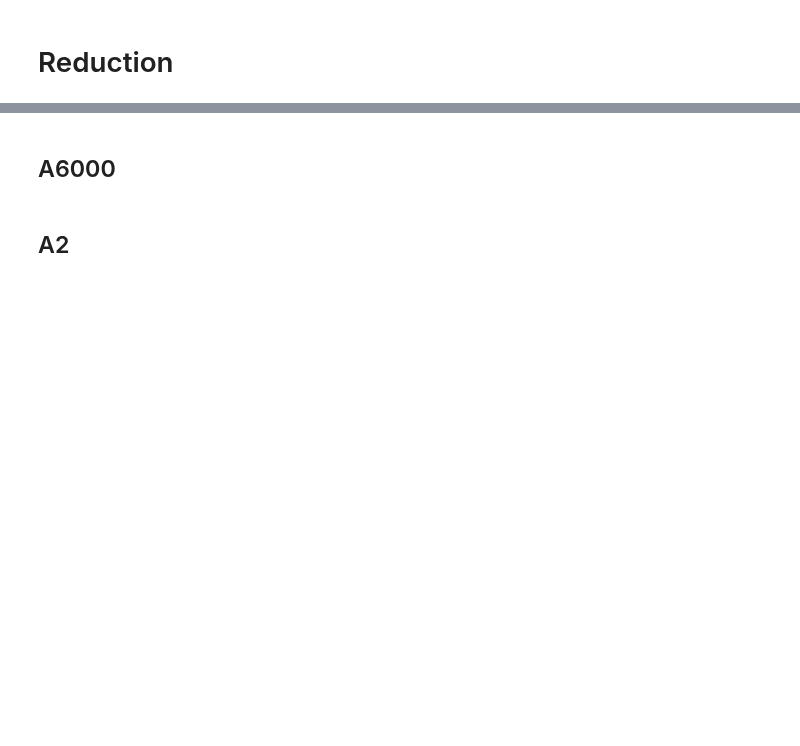
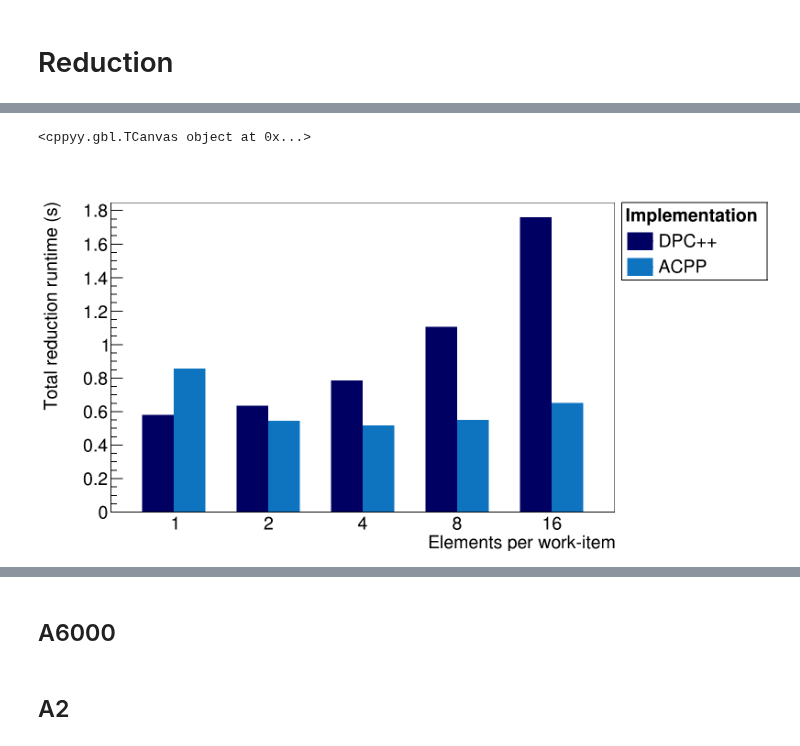
Before and after one commit to jolly-chen/msc-project, a Jupyter notebook: gpu-synchronous/sycl_paper.ipynb, the cells around one changed output, grey strips where cells are left out. Drawn from its saved outputs; the diff is of its cells as text; code cells hidden in the pictures; blank space fills up the shorter version.

```diff
--- a/gpu-synchronous/sycl_paper.ipynb
+++ b/gpu-synchronous/sycl_paper.ipynb
@@ -1640,32 +2071,35 @@ ox = ROOT.TGaxis(
     nbins,
     0,  # xmax, ymax
     0,
     nbins,  # wmin, wmax
     nbins,
     "Sm",  # ndiv, chopt
 )
 ox.SetTickSize(0)
 ox.SetLabelFont(42)
 ox.SetLabelSize(0.05)
 
 labelbins = range(3, nbins, 3)
 for i in range(nbins + 2):
     if i not in labelbins:
         ox.ChangeLabel(i, -1, 0.0)
 for i, e in enumerate(labelbins):
     ox.ChangeLabel(e, 0, -1, 0, -1, -1, f"{selected_red[i]}")
 ox.Draw()
 
 yaxis = hs.GetYaxis()
-yaxis.SetTitle("Total time (s)")
+yaxis.SetTitle("Total reduction runtime (s)")
 yaxis.SetTitleSize(0.05)
 yaxis.SetLabelSize(0.05)
 yaxis.SetTitleOffset(1)
 
 ROOT.gStyle.SetTitleFontSize(0.1)
 
 # reduction kernels only?
 l.Draw()
 # c.SaveAs(f"../../images/reduction_ranges_kernel.pdf")
 c.DrawClone()
+# %% [output]
+<cppyy.gbl.TCanvas object at 0x...>
+[figure, added]
 # %%
```
Also changed, not shown: parts of 33 cells of this notebook.
